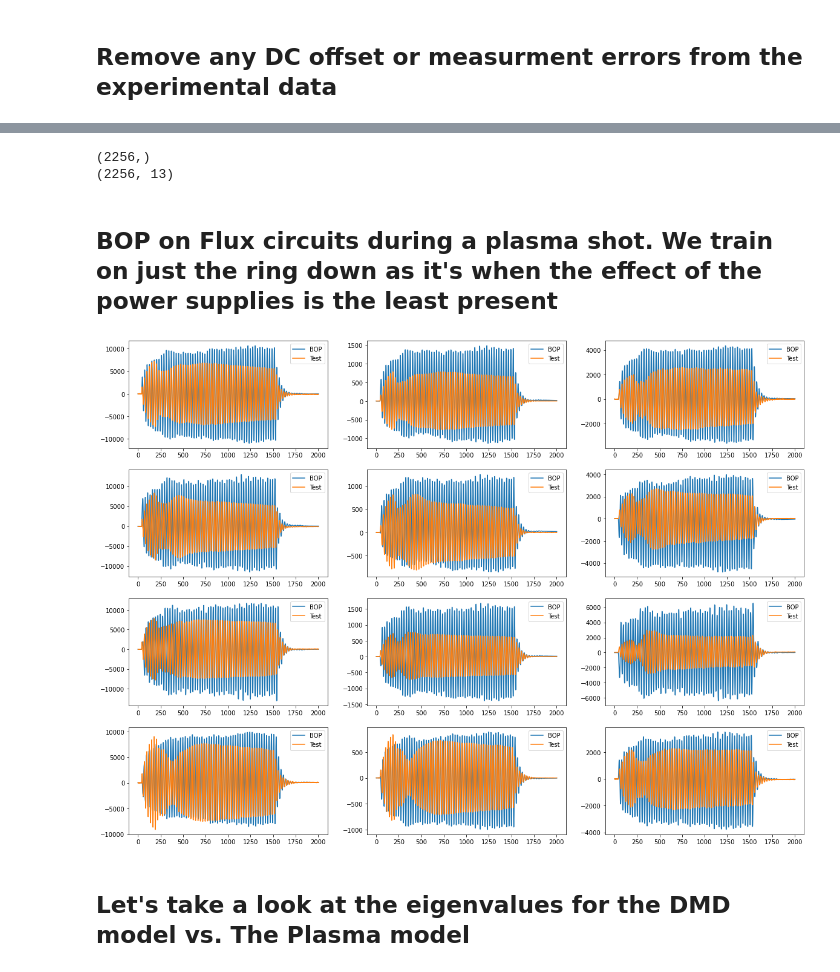
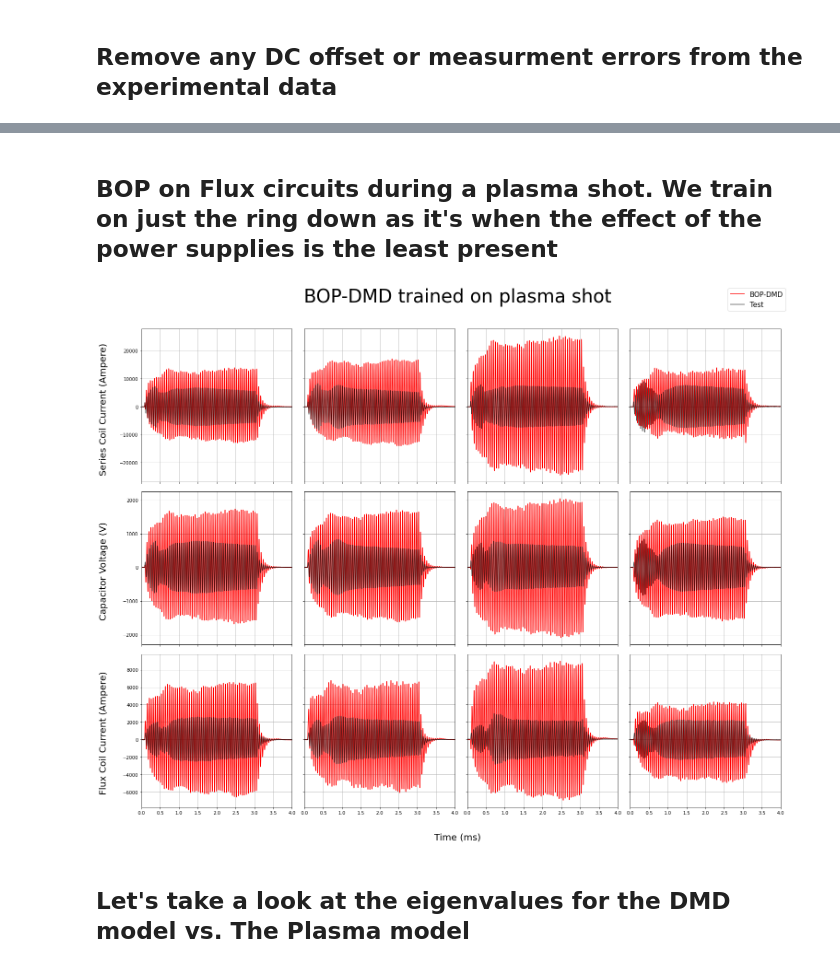
Before and after one commit to zachary-daniel/HIT-SI-Control, a Jupyter notebook: Python_Stuff/BOP_on_plasma_shot_for_Alan.ipynb, the cells around one changed output, grey strips where cells are left out. Saved outputs shown, nothing was run; the diff lists cells and outputs as text; code cells hidden in the pictures.

Commit message:
3 organized notebooks. DMD on sim, vacuum, and plasma data

```diff
--- a/Python_Stuff/BOP_on_plasma_shot_for_Alan.ipynb
+++ b/Python_Stuff/BOP_on_plasma_shot_for_Alan.ipynb
@@ -61,7 +61,7 @@ def bopdmd_train_test(svd_rank,num_trials,training_set,training_voltage,test_vol
 # %% [markdown]
 ## Import BOP-DMD model for the flux circuits in vacuum, and import analytic state space model for flux circuits in plasma and in vacuum
 # %%
-filename = 'continuous_vacuum_ss_model'
+filename = 'data/continuous_vacuum_ss_model'
 with open(filename,'rb') as file:
     sysc = pickle.load(file)
     print(f'object successfully saved to {filename}')
@@ -72,14 +72,14 @@ D = sysc.D
 
 print(np.shape(A))
 
-A_plasma = loadmat('plasma_ss_A_matrix').get('A')
+A_plasma = loadmat('data/plasma_ss_A_matrix').get('A')
 
 print(np.shape(A_plasma))
 
 B_plasma = np.vstack((B,np.zeros((1,4))))
 C_plasma = np.hstack((C,np.zeros((4,1))))
 
-bop_A_vacuum = loadmat('BOP_A_matrix.mat').get('matrix')
+bop_A_vacuum = loadmat('data/BOP_A_matrix.mat').get('matrix')
 
 print(np.shape(bop_A_vacuum))
 # %% [output]
@@ -304,5 +310,5 @@ plt.figure(figsize = (20,15))
 for i in range(12):
     plt.subplot(4,3,i+1)
     plt.plot(flux_trajectory_list[0][1772::,i])
-    plt.suptitle('Flux circuits ringing down during plasma shot')
+    plt.suptitle('Flux circuits ringing down during plasma shot',fontsize = 20)
 # %% [output]
@@ -310,13 +316,8 @@ for i in range(12):
 # %%
-print(np.shape(voltage_trajectory_list[0][:,12]))
+
 
 #Add on itor to the flux trajectory list
 flux_trajectory_list[0] = np.hstack((flux_trajectory_list[0],voltage_trajectory_list[0][:,12].reshape(len(experiment_time),1)))
-
-print(np.shape(flux_trajectory_list[0]))
-# %% [output]
-(2256,)
-(2256, 13)
 # %% [markdown]
 ## BOP on Flux circuits during a plasma shot. We train on just the ring down as it's when the effect of the power supplies is the least present
 # %%
@@ -330,7 +331,7 @@ xout_flux_list = []
 for i in range(30): #number of modes we want to fit.
     [Atilde,bop_obj,xout] = bopdmd_train_test(
         svd_rank  = i+1,
-        num_trials = 20,
+        num_trials = 30,
         training_set = flux_trajectory_list[0].T[0:13,1772::],
         training_voltage = flux_inputs_list[0][1772::,:],
         test_voltage = flux_inputs_list[0][251::,:],
@@ -347,20 +348,23 @@ for i in range(30): #number of modes we want to fit.
     bop_obj_flux_list.append(bop_obj) # Each BOP-DMD object
     xout_flux_list.append(xout) #Test data for each fit.
 # %%
-num = 7 # number of modes that are included in the model. num = modes - 1
-
+num = 3# number of modes that are included in the model. num = modes - 1
+#3
 
 #8
 
 
-plt.figure(figsize = (20,15))
-for i in range(12):
-    plt.subplot(4,3,i+1)
-    plt.plot(np.real(xout_flux_list[num][::,i]))
-    plt.plot(flux_trajectory_list[0][251::,i])
-    plt.legend(['BOP','Test'])
+# plt.figure(figsize = (20,15))
+# for i in range(12):
+#     plt.subplot(4,3,i+1)
+#     plt.plot(np.real(xout_flux_list[num][::,i]))
+#     plt.plot(flux_trajectory_list[0][251::,i])
+#     plt.legend(['BOP','Test'])
+
+make_graph([xout_flux_list[num].real,flux_trajectory_list[0][251::,:]],'BOP-DMD trained on plasma shot',['BOP-DMD','Test'],
+           impulse = False,time = experiment_time[251::])
 # %% [output]
-[figure, old version]
+[figure, new version]
 # %% [markdown]
 ## Let's take a look at the eigenvalues for the DMD model vs. The Plasma model
 # %%
```
Also changed, not shown: parts of 24 cells of this notebook, 18 other files.
